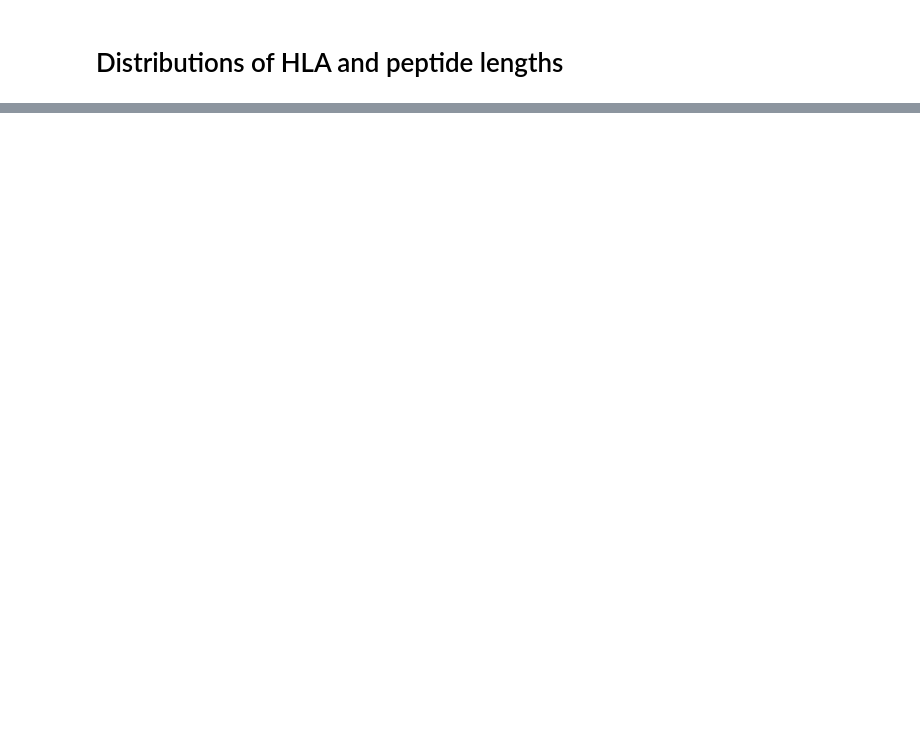
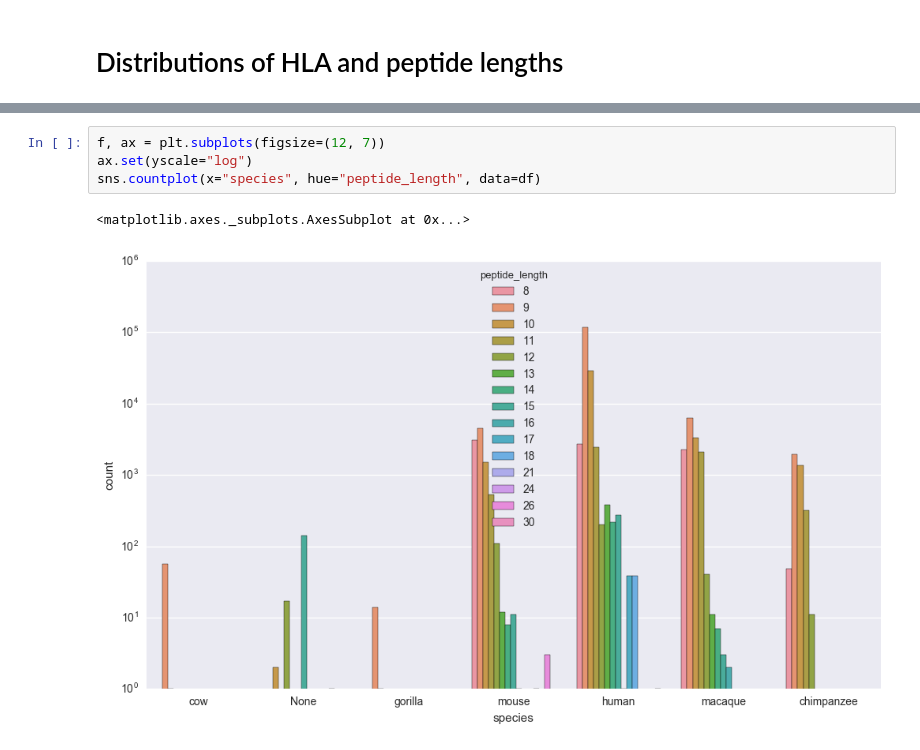
Before and after one commit to imminfo/mhc, a Jupyter notebook: eda.ipynb, the cells around one changed output, grey strips where cells are left out. Saved outputs shown, nothing was run; the diff lists cells and outputs as text; blank space fills up the shorter version.

```diff
--- a/eda.ipynb
+++ b/eda.ipynb
@@ -62,0 +75,7 @@ sns.countplot(x = "species", data=df, ax=ax)
+# %%
+f, ax = plt.subplots(figsize=(12, 7))
+ax.set(yscale="log")
+sns.countplot(x="species", hue="peptide_length", data=df)
+# %% [output]
+<matplotlib.axes._subplots.AxesSubplot at 0x...>
+[figure, added]
```
Also changed, not shown: parts of 5 cells of this notebook.
